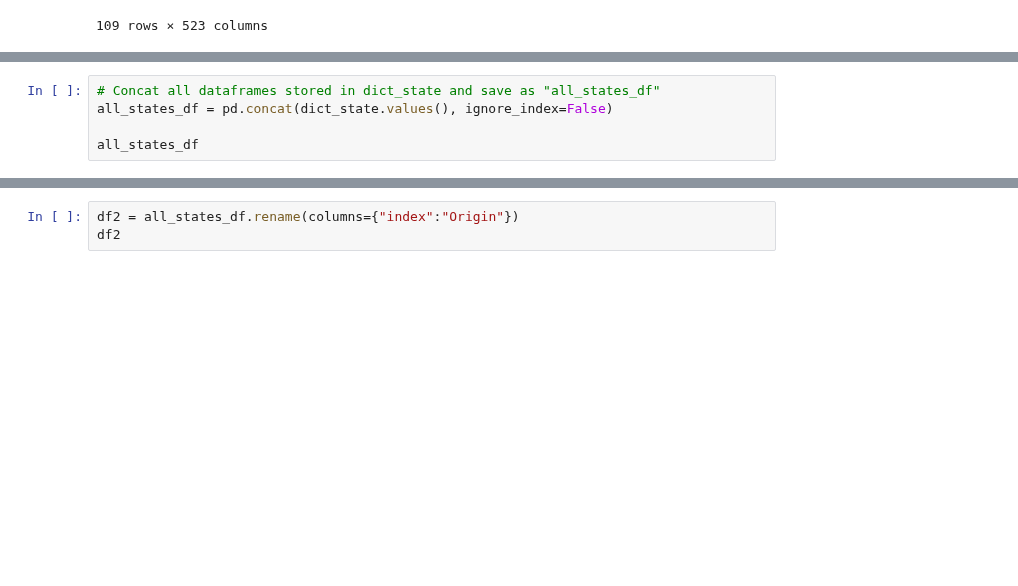
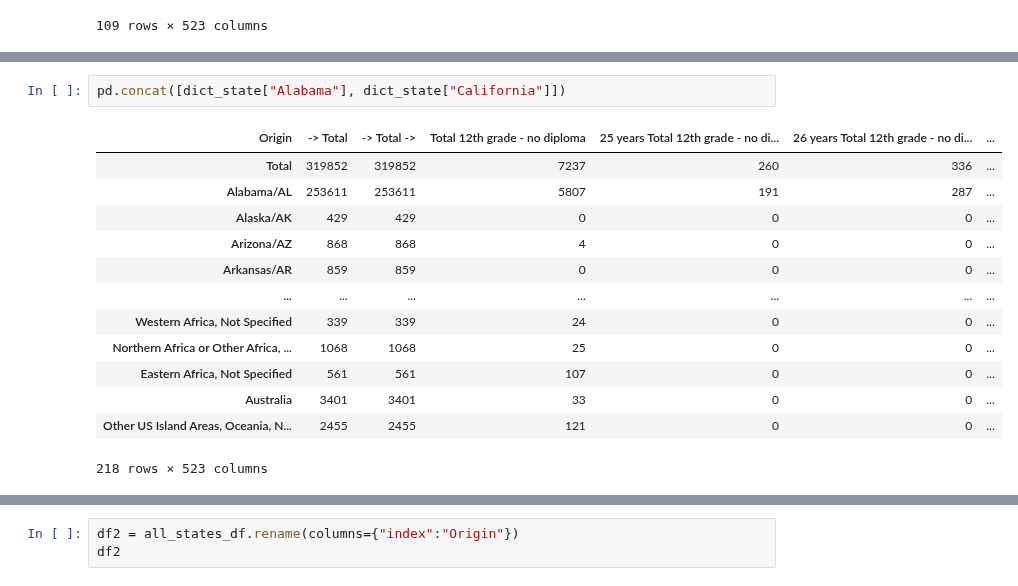
Before and after one commit to aliciasply/InterState-Migration, a Jupyter notebook: Code/state_dataset_transform.ipynb, the cells around one changed output, grey strips where cells are left out. Cells and saved outputs as stored; diff of their text form; blank space fills up the shorter version.

```diff
--- a/Code/state_dataset_transform.ipynb
+++ b/Code/state_dataset_transform.ipynb
@@ -79,5 +131,16 @@ dict_state["South_Dakota"]
-# %%
-# Concat all dataframes stored in dict_state and save as "all_states_df"
-all_states_df = pd.concat(dict_state.values(), ignore_index=False)
-
-all_states_df
+# %%
+pd.concat([dict_state["Alabama"], dict_state["California"]])
+# %% [output]
+| Origin | -> Total | -> Total -> | Total 12th grade - no diploma | 25 years Total 12th grade - no di... | 26 years Total 12th grade - no di... | ... |
+| Total | 319852 | 319852 | 7237 | 260 | 336 | ... |
+| Alabama/AL | 253611 | 253611 | 5807 | 191 | 287 | ... |
+| Alaska/AK | 429 | 429 | 0 | 0 | 0 | ... |
+| Arizona/AZ | 868 | 868 | 4 | 0 | 0 | ... |
+| Arkansas/AR | 859 | 859 | 0 | 0 | 0 | ... |
+| ... | ... | ... | ... | ... | ... | ... |
+| Western Africa, Not Specified | 339 | 339 | 24 | 0 | 0 | ... |
+| Northern Africa or Other Africa, ... | 1068 | 1068 | 25 | 0 | 0 | ... |
+| Eastern Africa, Not Specified | 561 | 561 | 107 | 0 | 0 | ... |
+| Australia | 3401 | 3401 | 33 | 0 | 0 | ... |
+| Other US Island Areas, Oceania, N... | 2455 | 2455 | 121 | 0 | 0 | ... |
+218 rows × 523 columns
```
Also changed, not shown: parts of 9 cells of this notebook, 2 other files.
